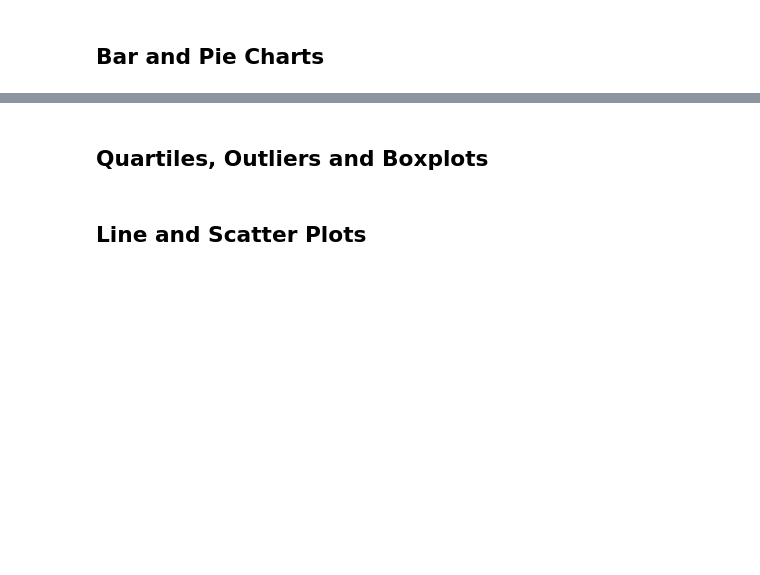
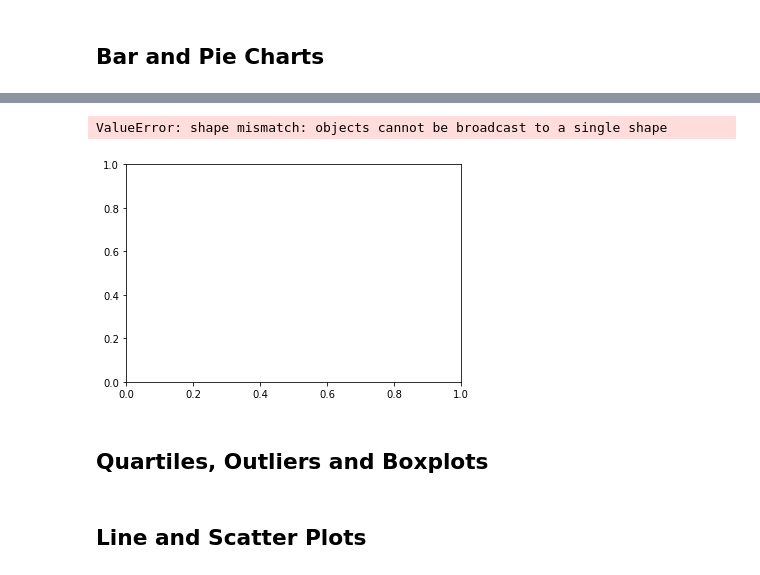
Before and after one commit to yukamara/Matplotlib, a Jupyter notebook: pymaceuticals.ipynb, the cells around one changed output, grey strips where cells are left out. Cells and saved outputs as stored; diff of their text form; code cells hidden in the pictures; blank space fills up the shorter version.

```diff
--- a/pymaceuticals.ipynb
+++ b/pymaceuticals.ipynb
@@ -103,5 +156,15 @@ cleaned_df['Mouse ID'].count()
 # %%
 # Generate a bar plot showing the total number of measurements taken on each drug regimen using pyplot.
+total = cleaned_df.groupby(['Drug Regimen'])
+total_measure = total['Tumor Volume (mm3)'].count()
+total_measure_df = pd.DataFrame(total_measure)
+total_measure_df
+
+x_axis = np.arange(len('Drug Regimen'))
+plt.bar(x_axis, total_measure_df['Tumor Volume (mm3)'], color='b', alpha=0.5, align="center")
+# %% [output]
+ValueError: shape mismatch: objects cannot be broadcast to a single shape
+[figure, added]
 # %%
 # Generate a pie plot showing the distribution of female versus male mice using pandas
 # %%
```
Also changed, not shown: parts of 4 cells of this notebook.
